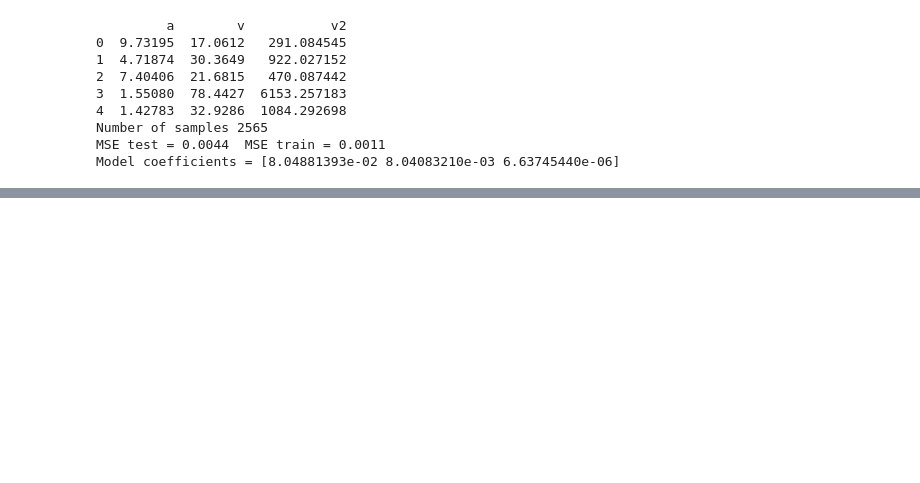
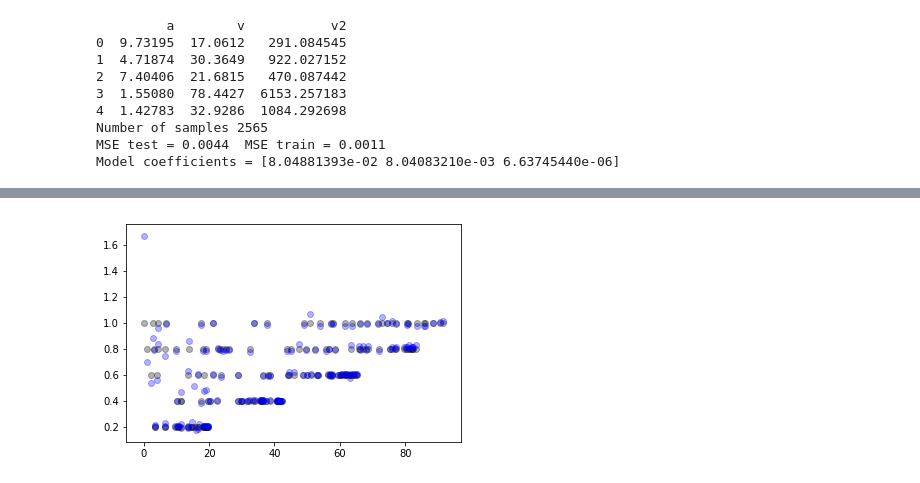
Before and after one commit to apichlkostner/CarND-MPC-Project, a Jupyter notebook: data_analysis/Vehicle acceleration from throttle and velocity.ipynb, the cells around one changed output, grey strips where cells are left out. Saved outputs shown, nothing was run; the diff lists cells and outputs as text; code cells hidden in the pictures; blank space fills up the shorter version.

```diff
--- a/data_analysis/Vehicle acceleration from throttle and velocity.ipynb
+++ b/data_analysis/Vehicle acceleration from throttle and velocity.ipynb
@@ -153,0 +169,7 @@ Model coefficients = [8.04881393e-02 8.04083210e-03 6.63745440e-06]
+# %%
+plt.scatter(X_test[:,1], y_test,  color='black', alpha=0.3)
+plt.scatter(X_test[:,1], y_pred, color='blue', alpha=0.3)
+
+plt.show()
+# %% [output]
+[figure, added]
```
Also changed, not shown: parts of 5 cells of this notebook.
